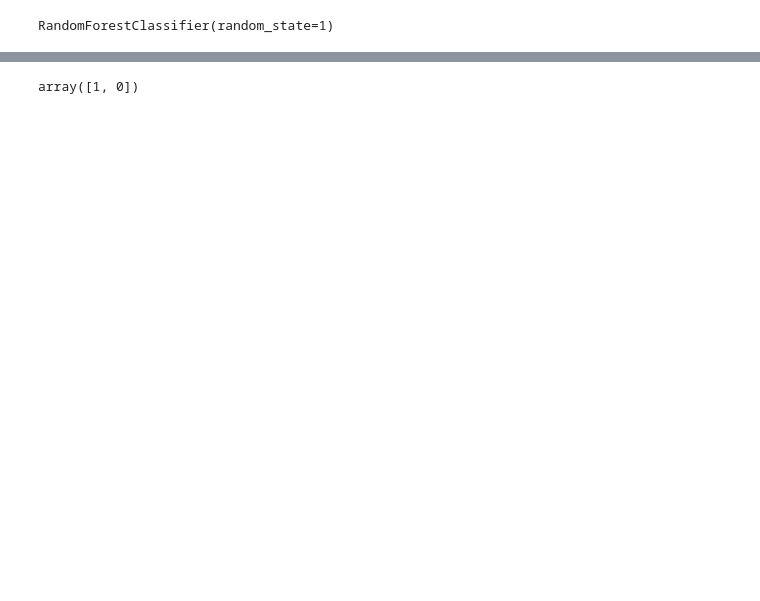
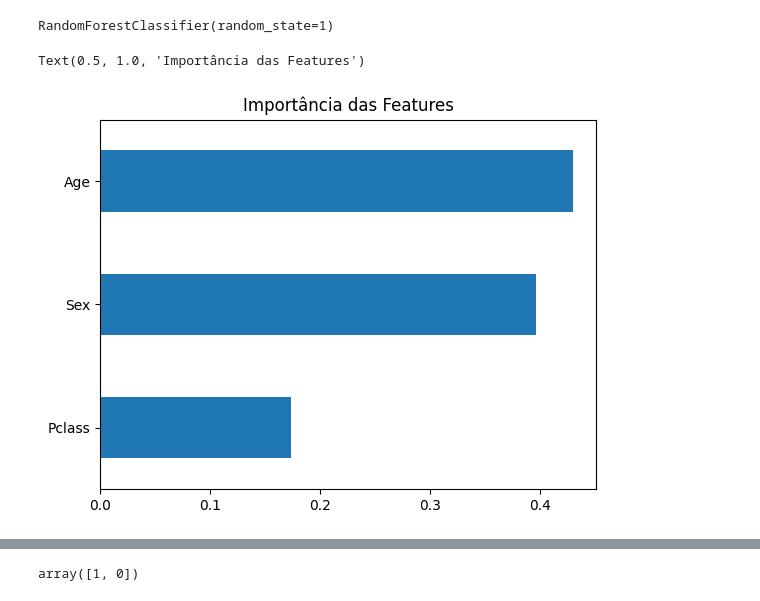
Before and after one commit to Fernnandagomes/KaggleTitanic, a Jupyter notebook: titanic.ipynb, the cells around one changed output, grey strips where cells are left out. Saved outputs shown, nothing was run; the diff lists cells and outputs as text; code cells hidden in the pictures; blank space fills up the shorter version.

```diff
--- a/titanic.ipynb
+++ b/titanic.ipynb
@@ -128,6 +154,13 @@ modelo = RandomForestClassifier(n_estimators=100, random_state=1)
 modelo.fit(X_train, Y_train)
 # %% [output]
 RandomForestClassifier(random_state=1)
+# %%
+importances = pd.Series(modelo.feature_importances_, index=features)
+importances.sort_values().plot(kind='barh')
+plt.title('Importância das Features')
+# %% [output]
+Text(0.5, 1.0, 'Importância das Features')
+[figure, added]
 # %%
 #Avaliação do modelo na base de validação (20%)
 previsoes_val = modelo.predict(X_val)
```
Also changed, not shown: parts of 11 cells of this notebook, 1 other file.
